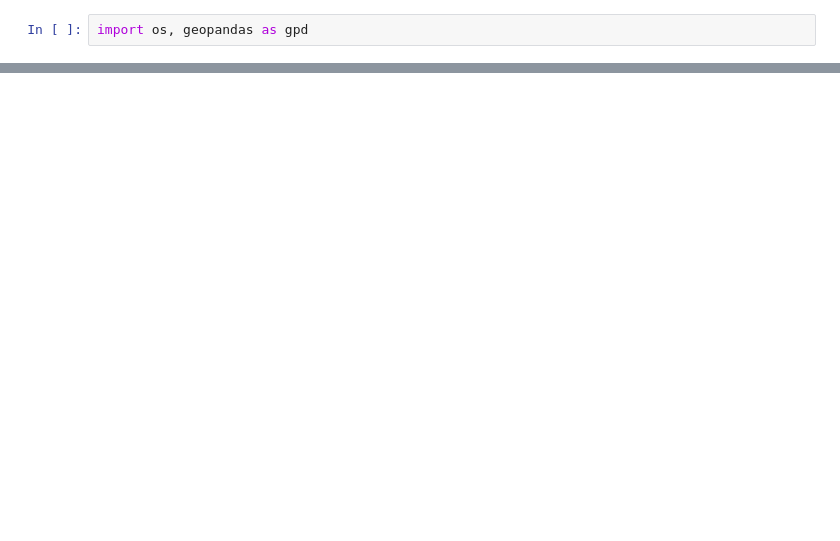
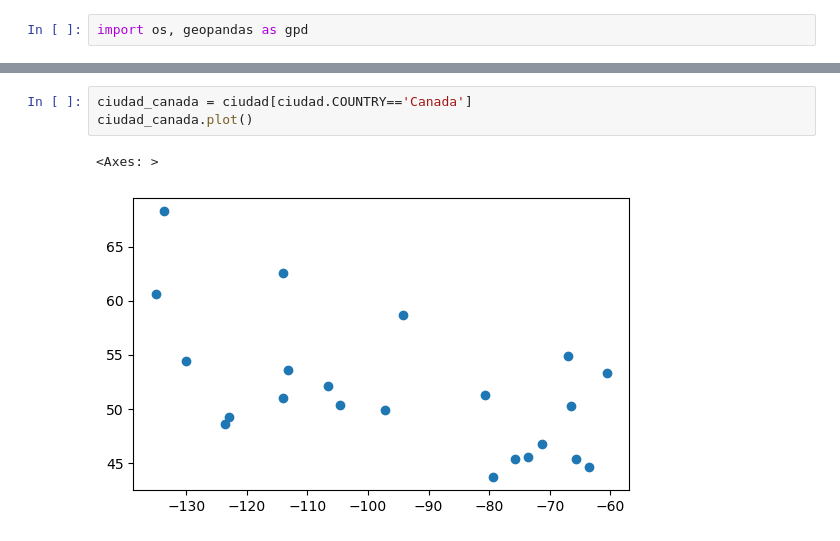
Before and after one commit to CarolinaPUCP/Evaluacion-2, a Jupyter notebook: CANADA - EVALUACION 2.ipynb, the cells around one changed output, grey strips where cells are left out. Cells and saved outputs as stored; diff of their text form; blank space fills up the shorter version.

```diff
--- a/CANADA - EVALUACION 2.ipynb
+++ b/CANADA - EVALUACION 2.ipynb
@@ -6,0 +97,6 @@ DriverError: AGUA.shp\PAIS.shp\CIUDAD.shp: No such file or directory
+# %%
+ciudad_canada = ciudad[ciudad.COUNTRY=='Canada']
+ciudad_canada.plot()
+# %% [output]
+<Axes: >
+[figure, added]
```
Also changed, not shown: parts of 24 cells of this notebook, 52 other files.
